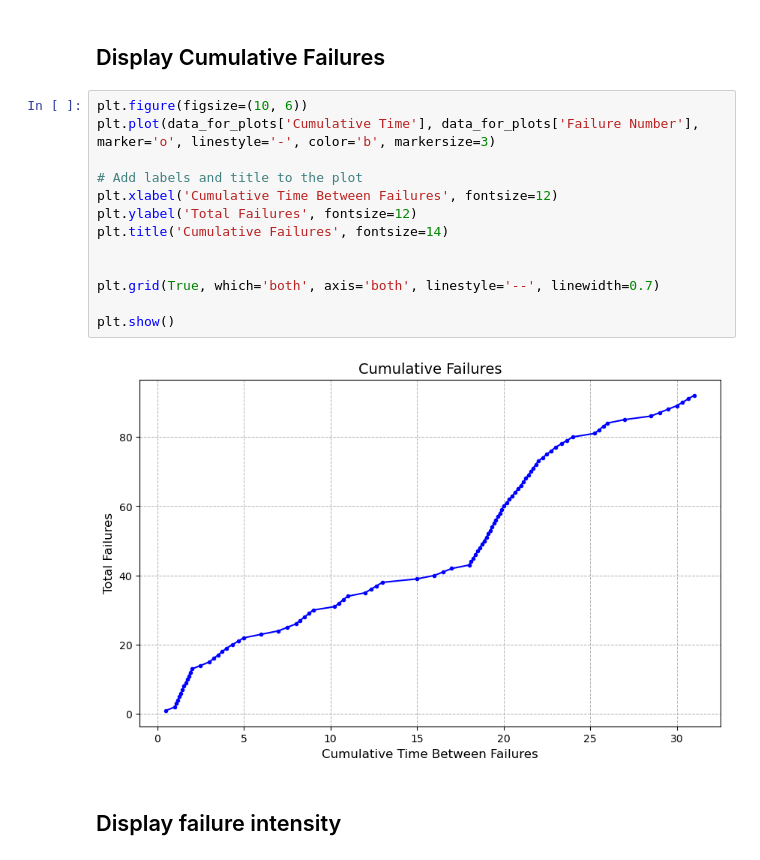
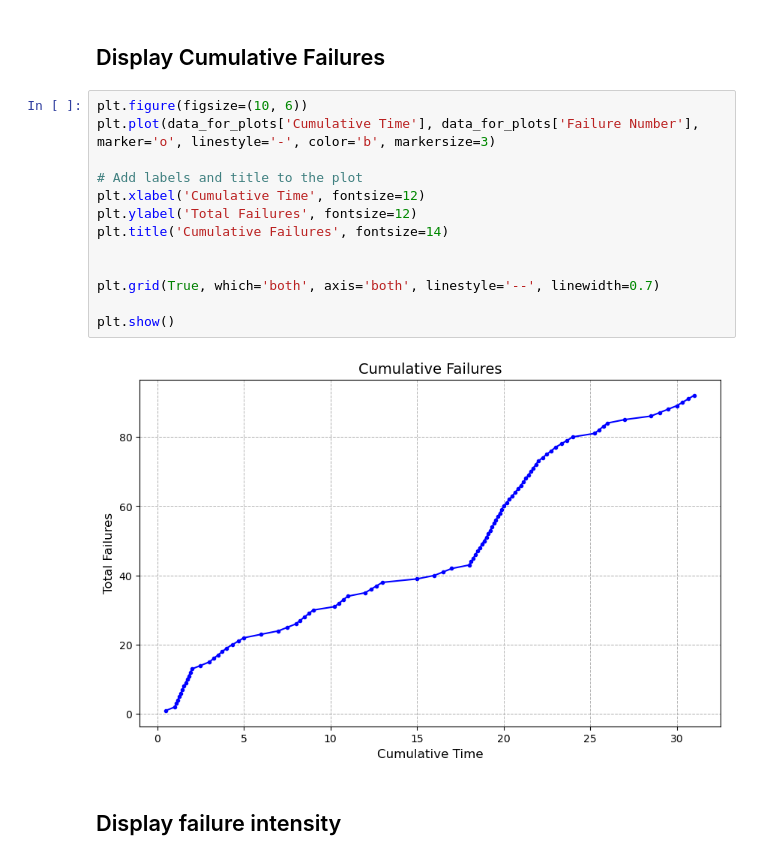
Before and after one commit to ensf-614-group11/seng637-a5-group11, a Jupyter notebook: Part 1/Laplace_tests_and_graphs.ipynb, the cells around one changed output. Cells and saved outputs as stored; diff of their text form.

```diff
--- a/Part 1/Laplace_tests_and_graphs.ipynb
+++ b/Part 1/Laplace_tests_and_graphs.ipynb
@@ -170,18 +170,18 @@ plt.show()
 # %%
 plt.figure(figsize=(10, 6))
 plt.plot(data_for_plots['Cumulative Time'], data_for_plots['Failure Number'], marker='o', linestyle='-', color='b', markersize=3)
 
 # Add labels and title to the plot
-plt.xlabel('Cumulative Time Between Failures', fontsize=12)
+plt.xlabel('Cumulative Time', fontsize=12)
 plt.ylabel('Total Failures', fontsize=12)
 plt.title('Cumulative Failures', fontsize=14)
 
 
 plt.grid(True, which='both', axis='both', linestyle='--', linewidth=0.7)
 
 plt.show()
 # %% [output]
-[figure, old version]
+[figure, new version]
 # %% [markdown]
 ## Display failure intensity
 # %%
```
Also changed, not shown: parts of 9 cells of this notebook, 11 other files.
